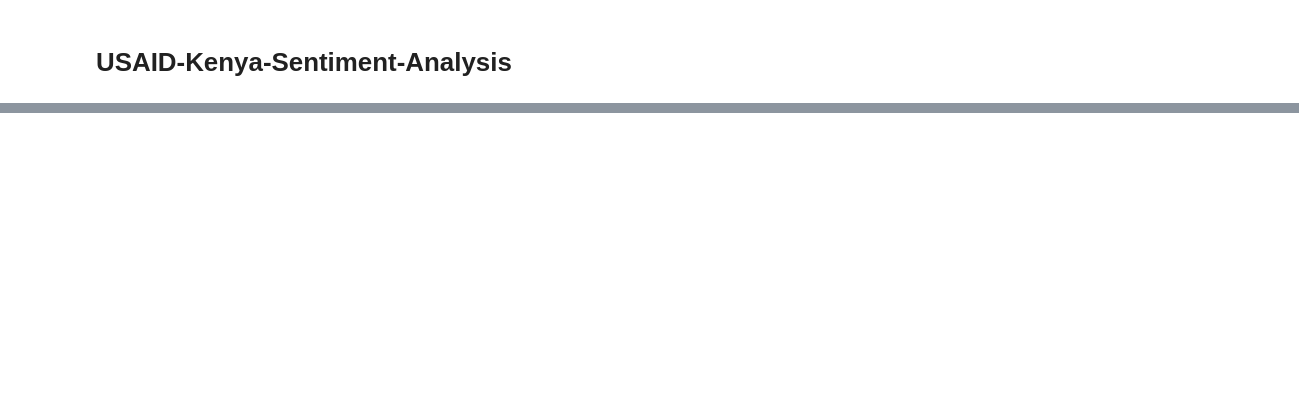
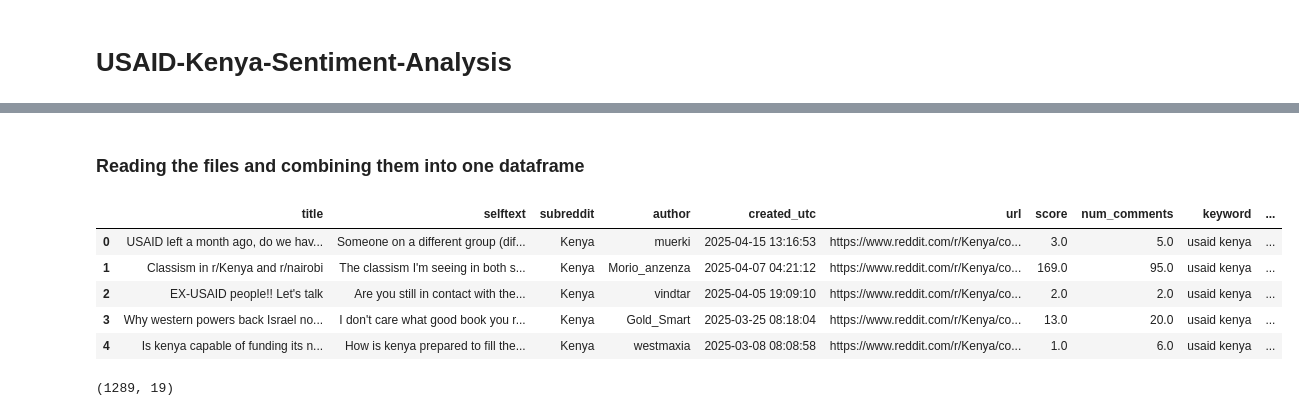
Before and after one commit to L-N-E0/USAID-Kenya-Sentiment-Analysis, a Jupyter notebook: notebooks/Cess.ipynb, the cells around one changed output, grey strips where cells are left out. Saved outputs shown, nothing was run; the diff lists cells and outputs as text; code cells hidden in the pictures; blank space fills up the shorter version.

```diff
--- a/notebooks/Cess.ipynb
+++ b/notebooks/Cess.ipynb
@@ -235,0 +117,23 @@ reddit_df3.head()
+# %% [markdown]
+### Reading the files and combining them into one dataframe
+# %%
+all_dfs = []
+
+for file in csv_files:
+    df = pd.read_csv(file)
+    df['source_file'] = os.path.basename(file)
+    all_dfs.append(df)
+
+combined_df = pd.concat(all_dfs, ignore_index=True)
+combined_df.head()
+# %% [output]
+|  | title | selftext | subreddit | author | created_utc | url | score | num_comments | keyword | ... |
+| 0 | USAID left a month ago, do we hav... | Someone on a different group (dif... | Kenya | muerki | 2025-04-15 13:16:53 | https://www.reddit.com/r/Kenya/co... | 3.0 | 5.0 | usaid kenya | ... |
+| 1 | Classism in r/Kenya and r/nairobi | The classism I'm seeing in both s... | Kenya | Morio_anzenza | 2025-04-07 04:21:12 | https://www.reddit.com/r/Kenya/co... | 169.0 | 95.0 | usaid kenya | ... |
+| 2 | EX-USAID people!! Let's talk | Are you still in contact with the... | Kenya | vindtar | 2025-04-05 19:09:10 | https://www.reddit.com/r/Kenya/co... | 2.0 | 2.0 | usaid kenya | ... |
+| 3 | Why western powers back Israel no... | I don't care what good book you r... | Kenya | Gold_Smart | 2025-03-25 08:18:04 | https://www.reddit.com/r/Kenya/co... | 13.0 | 20.0 | usaid kenya | ... |
+| 4 | Is kenya capable of funding its n... | How is kenya prepared to fill the... | Kenya | westmaxia | 2025-03-08 08:08:58 | https://www.reddit.com/r/Kenya/co... | 1.0 | 6.0 | usaid kenya | ... |
+# %%
+combined_df.shape #check the shape of the dataset
+# %% [output]
+(1289, 19)
```
Also changed, not shown: parts of 39 cells of this notebook, 2 other files.
